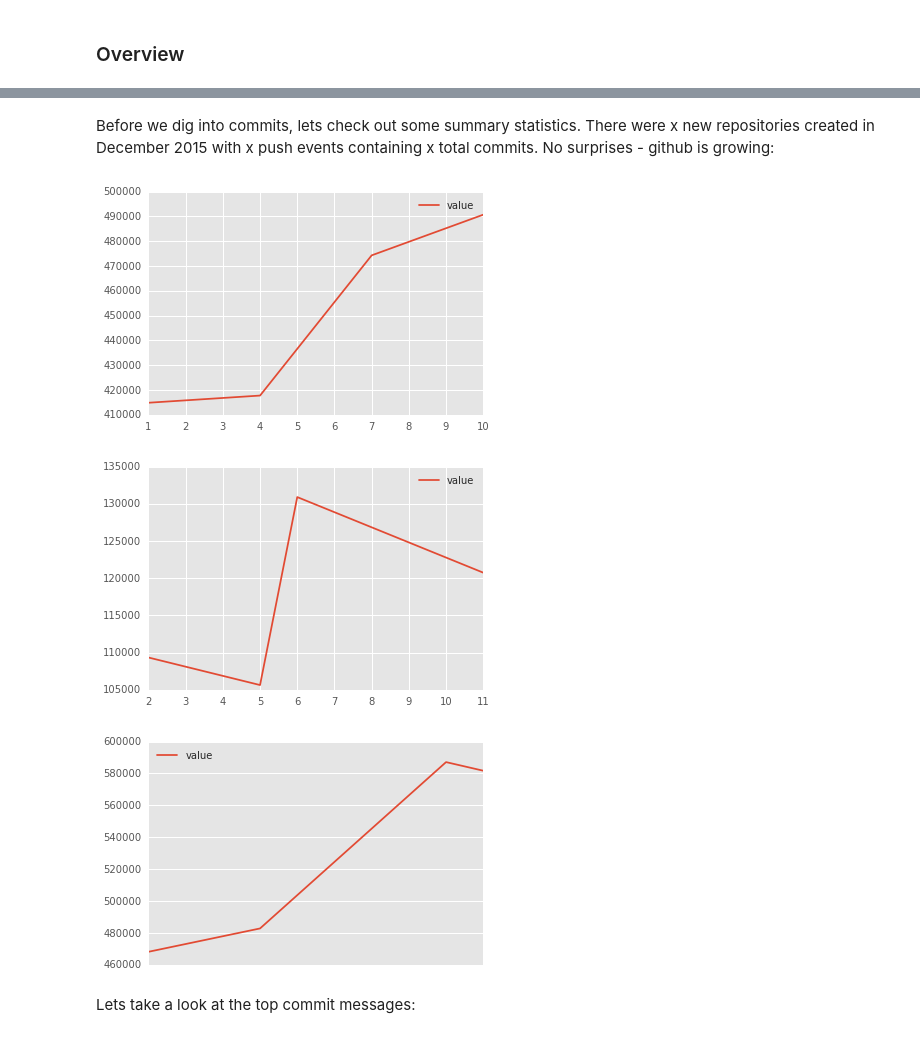
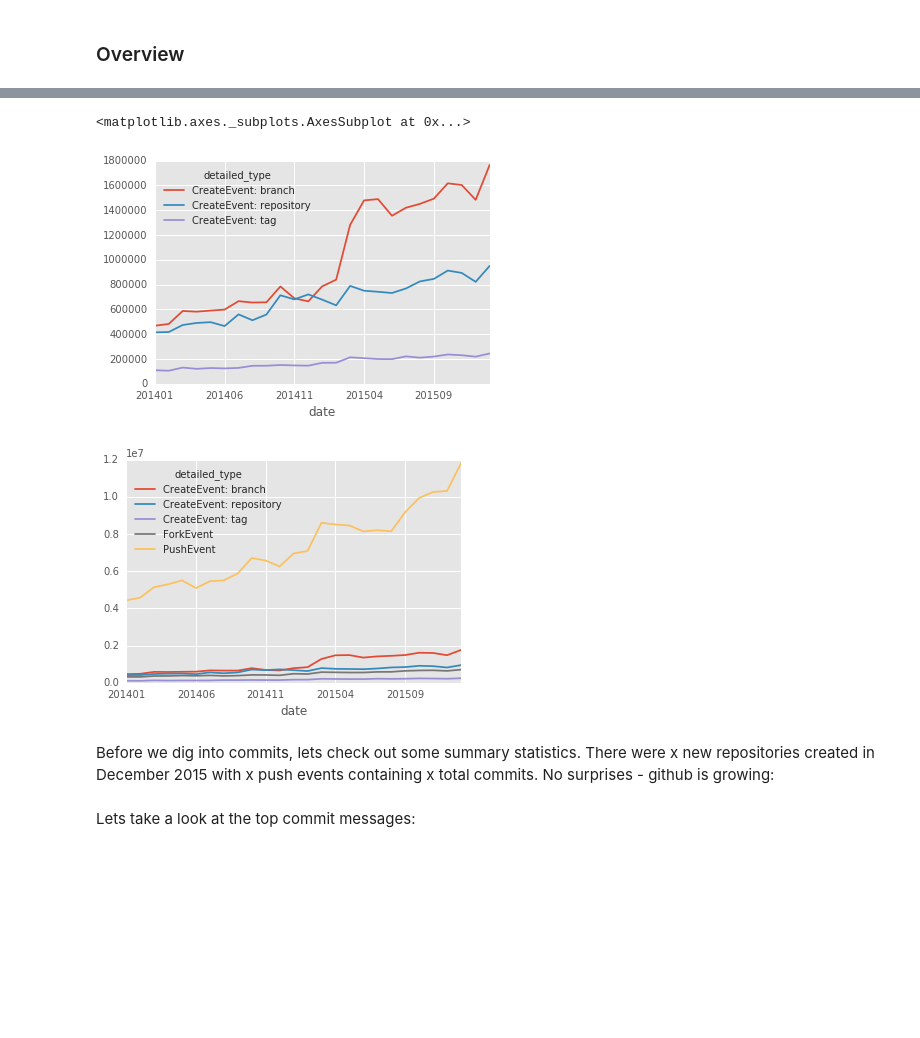
Before and after one commit to aplucche/github_data, a Jupyter notebook: github_data.ipynb, the cells around one changed output, grey strips where cells are left out. Drawn from its saved outputs; the diff is of its cells as text; code cells hidden in the pictures; blank space fills up the shorter version.

```diff
--- a/github_data.ipynb
+++ b/github_data.ipynb
@@ -44,31 +45,34 @@ with open('config.json') as json_config:
 
 project_id = config['project_id']
 # %%
-query_request = bigquery_service.jobs()
+summary_query_request = bigquery_service.jobs()
 
-query = '''select
+summary_query = '''select
             type, %s as payload_type, count(type)
             from githubarchive:month.%s
-            where type = 'CreateEvent'
             group by 1,2 limit 100;'''
 
 years = ['2014','2015','2016']
 months = ['01','02','03','04','05','06','07','08','09','10','11','12']
 dates = [y+m for y,m in list(itertools.product(years,months))]
-query_results = []
-for date in dates[:4]:
+summary_query_results = []
+for date in dates:
     try:
         #data format changes in January 2015 - use different column names before and after
         column_name = 'payload_ref_type' if int(date) < 201500 else "JSON_EXTRACT(payload, '$.ref_type')"
-        query_data = {
-                    'query': (query %(column_name, date))
+        summary_query_data = {
+                    'query': (summary_query %(column_name, date))
         }
-        query_response = query_request.query(
+        summary_query_response = summary_query_request.query(
                     projectId=project_id,
-                    body=query_data).execute()
+                    body=summary_query_data).execute()
 
-        for row in query_response['rows']:
+        for row in summary_query_response['rows']:
+            event_type = row['f'][0]['v']
             payload_type = row['f'][1]['v']
             value = int(row['f'][2]['v'])
-            query_results.append({'date':date, 'payload_type':payload_type, 'value':value})
+            summary_query_results.append({'date':date, 'event_type':event_type, 'payload_type':payload_type, 'value':value})
     except: pass
+# %%
+summary_df = pd.DataFrame(summary_query_results)
+summary_df.head(20)
@@ -75,20 +97,22 @@ for date in dates[:4]:
+# %%
+event_df=summary_df
+event_df['detailed_type'] = event_df.apply(
+                                lambda x: x['event_type'] + ': ' + x['payload_type'].strip("\"")
+                                    if pd.notnull(x['payload_type'])
+                                    else x['event_type'], axis=1)
+# %%
+included_columns = ['CreateEvent: repository', 'CreateEvent: tag', 'CreateEvent: branch']
+create_events_df=event_df[event_df['detailed_type'].isin(included_columns)].pivot(index='date', columns='detailed_type', values='value')
+create_events_df.plot()
+included_columns = ['CreateEvent: repository', 'CreateEvent: tag', 'CreateEvent: branch', 'PushEvent', 'ForkEvent']
+create_events_df=event_df[event_df['detailed_type'].isin(included_columns)].pivot(index='date', columns='detailed_type', values='value')
+create_events_df.plot()
+# %% [output]
+<matplotlib.axes._subplots.AxesSubplot at 0x...>
+[figure, added]
+[figure, added]
 # %% [markdown]
 Before we dig into commits, lets check out some summary statistics.  There were x new repositories created in December 2015 with x push events containing x total commits.  No surprises - github is growing:
-# %%
-df = pd.DataFrame(query_results)
-df['date'] = pd.to_datetime(df.date, format='%Y%m')
-df.set_index(df['date'])
-df[df['payload_type']=='repository'][['value']].plot(label='Repositories')
-df[df['payload_type']=='tag'][['value']].plot(label='Tags')
-df[df['payload_type']=='branch'][['value']].plot(label='Branches')
-
-#data = df[['date','value']].plot()
-plt.gca().xaxis.set_major_formatter(mdates.DateFormatter('%m/%d/%Y'))
-plt.gca().xaxis.set_major_locator(mdates.MonthLocator())
-# %% [output]
-[figure, removed]
-[figure, removed]
-[figure, removed]
 # %% [markdown]
 Lets take a look at the top commit messages:
 # %%
```
Also changed, not shown: parts of 4 cells of this notebook.
